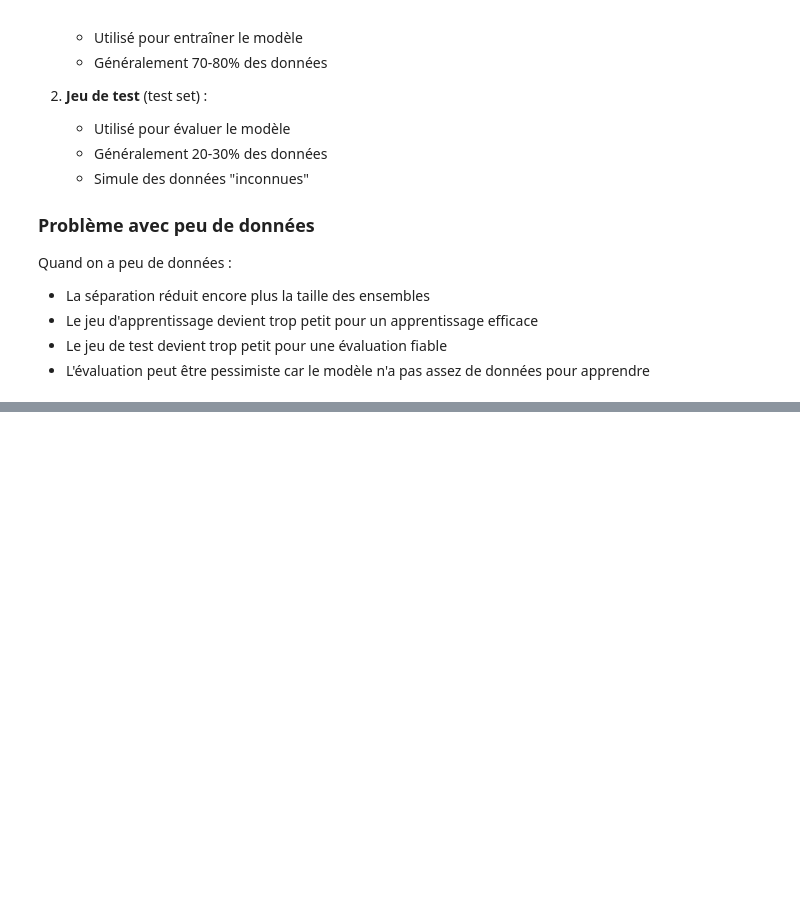
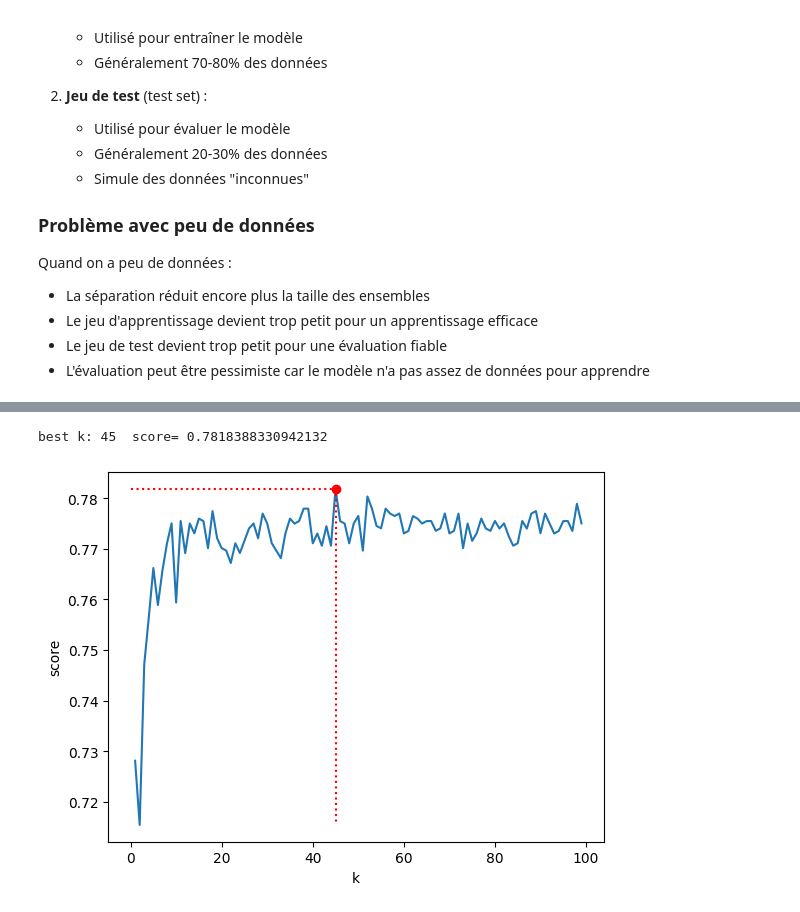
Before and after one commit to LeoBrnBdr/ML, a Jupyter notebook: Part1.ipynb, the cells around one changed output, grey strips where cells are left out. Saved outputs shown, nothing was run; the diff lists cells and outputs as text; code cells hidden in the pictures; blank space fills up the shorter version.

```diff
--- a/Part1.ipynb
+++ b/Part1.ipynb
@@ -415,0 +505,8 @@ Quand on a peu de données :
+# %%
+k = 1000
+clf = neighbors.KNeighborsClassifier(k)
+clf.fit(X_train, Y_train)
+print("score:", clf.score(X,Y))
+Y_pred = clf.predict(X_test)
+cm = confusion_matrix(Y_test, Y_pred)
+print(cm)
@@ -415,0 +572,5 @@ Quand on a peu de données :
+# %%
+from sklearn.model_selection import KFold
+kf=KFold(n_splits=10,shuffle=True)
+for learn,test in kf.split(X):
+        print("app : ",learn," test ",test)
@@ -415,0 +645,45 @@ Quand on a peu de données :
+# %%
+import pandas as pd
+from matplotlib import pyplot as plt
+
+data = pd.read_csv("full_dataset.csv")
+
+features_cols = ["my_health", "opponent_health", "my_hand", "opponent_hand", "my_board_nb_creatures",
+     "my_board_total_health", "my_board_total_attack", "opponent_board_nb_creatures",
+     "opponent_board_total_health", "opponent_board_total_attack", "me_playing"]
+pred_col = "result"
+
+turns_before_end = 4
+turn_df = data[data["turns_to_end"] == turns_before_end]
+X = turn_df[features_cols]
+Y = turn_df[pred_col]
+
+from sklearn import neighbors
+from sklearn.model_selection import KFold
+kf=KFold(n_splits=10,shuffle=True)
+scores=[]
+k_values = range(1,100,1)
+for k in k_values:
+    print("Computing... %d %%"%(int(100*(k-k_values[0])/k_values[-1])), end='\r')
+    score=0
+    clf = neighbors.KNeighborsClassifier(k)
+    for learn,test in kf.split(X):
+        X_train=X.iloc[learn]
+        Y_train=Y.iloc[learn]
+        clf.fit(X_train, Y_train)
+        X_test=X.iloc[test]
+        Y_test=Y.iloc[test]
+        score += clf.score(X_test,Y_test) / kf.n_splits
+    scores.append(score)
+
+best_score, best_k = max([(v, k_values[i]) for (i,v) in enumerate(scores)])
+print("best k:",best_k, " score=",best_score)
+plt.plot(k_values, scores)
+plt.xlabel("k")
+plt.ylabel("score")
+plt.plot(best_k, best_score, 'or')
+plt.plot([0,best_k,best_k], [best_score,best_score,min(scores)], ':r')
+plt.show()
+# %% [output]
+best k: 45  score= 0.7818388330942132
+[figure, added]
```
Also changed, not shown: parts of 31 cells of this notebook.
